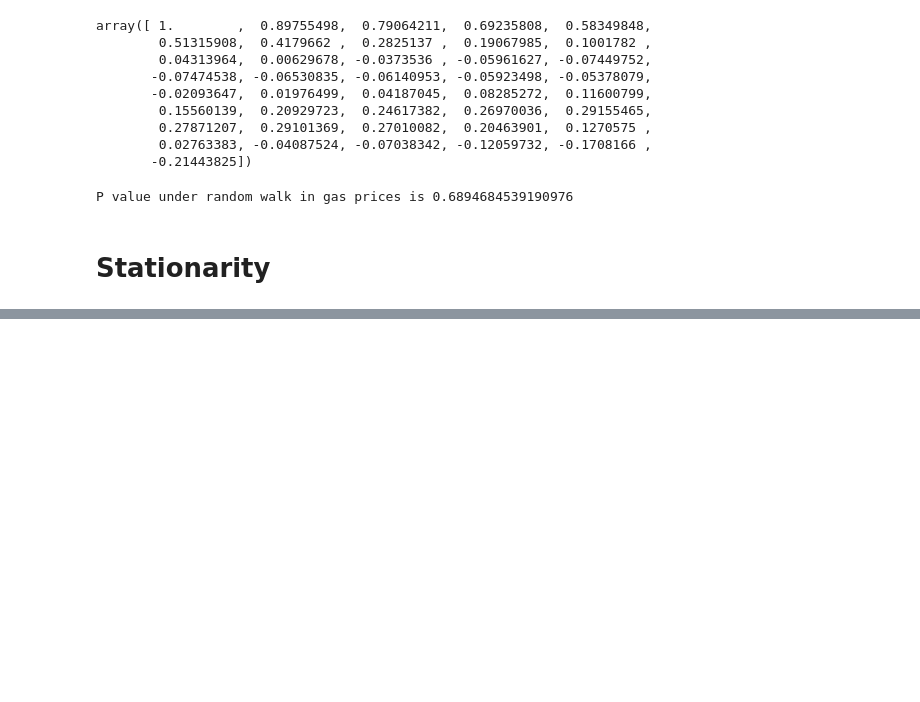
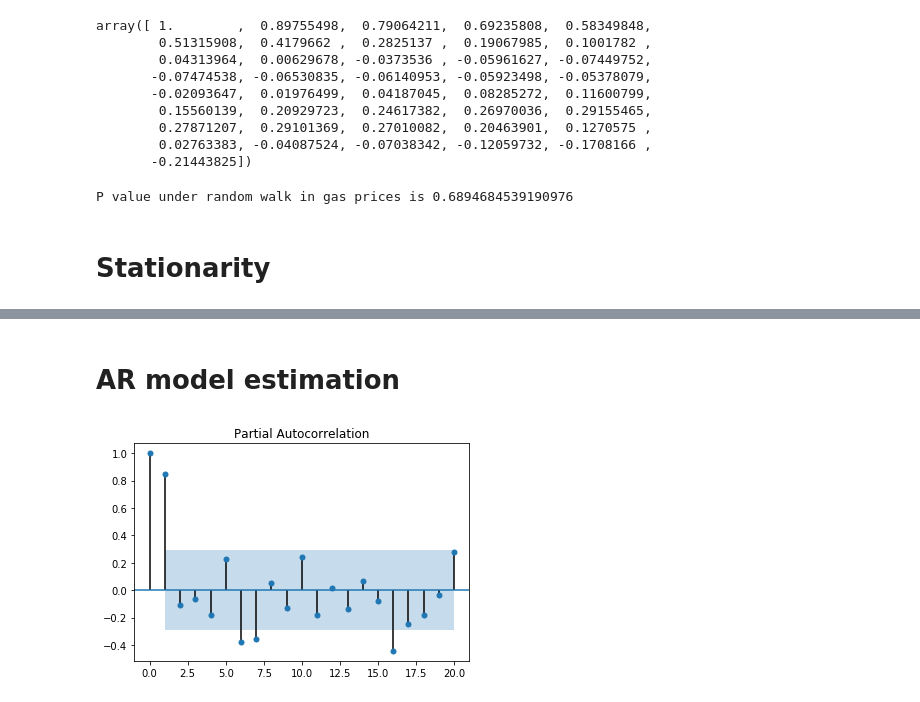
Before and after one commit to retroam/oil_forecast_project2, a Jupyter notebook: OILFORECaSTING.ipynb, the cells around one changed output, grey strips where cells are left out. Saved outputs shown, nothing was run; the diff lists cells and outputs as text; code cells hidden in the pictures; blank space fills up the shorter version.

```diff
--- a/OILFORECaSTING.ipynb
+++ b/OILFORECaSTING.ipynb
@@ -135,0 +135,9 @@ result.plot_predict(start='01-01-1990', end='01-01-2016')
+# %% [markdown]
+# AR model estimation
+# %%
+#PACF
+from statsmodels.graphics.tsaplots import plot_pacf
+plot_pacf(usoildf2, lags=20, alpha=0.05)
+plt.show()
+# %% [output]
+[figure, added]
```
Also changed, not shown: parts of 42 cells of this notebook.
